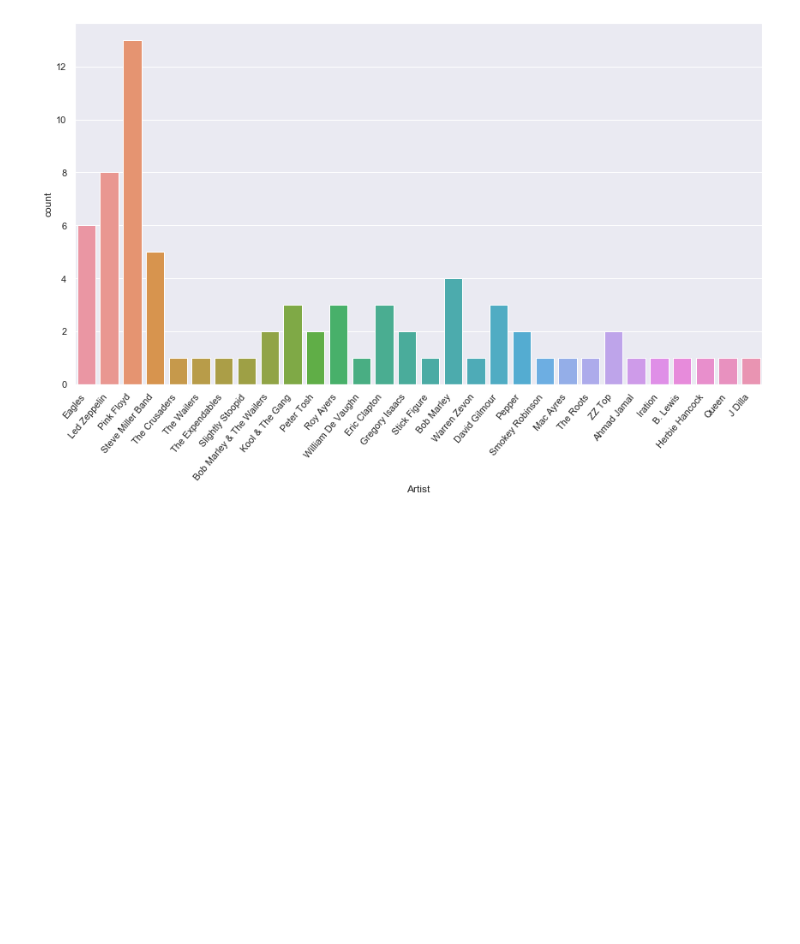
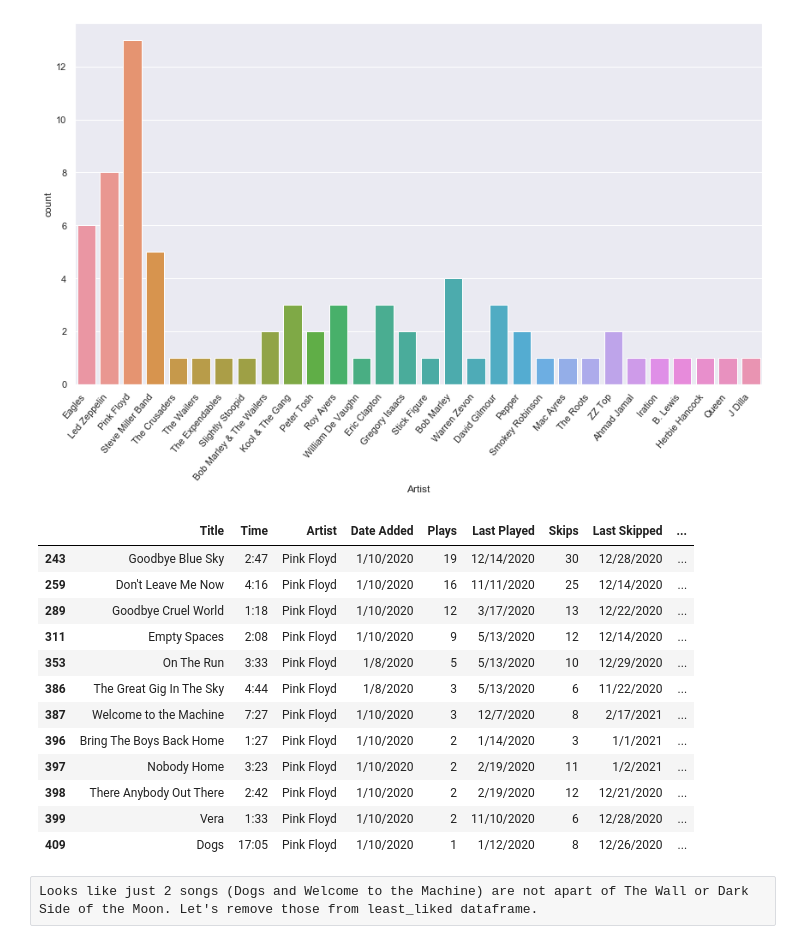
Before and after one commit to tstennette/iTunes_Song_EDA, a Jupyter notebook: iTunes_Tracks_EDA.ipynb, the cells around one changed output. Drawn from its saved outputs; the diff is of its cells as text; code cells hidden in the pictures; blank space fills up the shorter version.

Commit message:
removed some Pink Floyd songs least liked

```diff
--- a/iTunes_Tracks_EDA.ipynb
+++ b/iTunes_Tracks_EDA.ipynb
@@ -147,3 +147,25 @@ plt.tight_layout()
 plt.show()
 # %% [output]
 [figure]
+# %%
+# want to see how many songs least liked are apart of The Wall or Dark Side of the Moon
+# need to keep those since they are apart of the overall experience
+# I don't have an album column; might have to add that in at some point
+floyd_least_liked = least_liked.loc[least_liked['Artist'] == 'Pink Floyd']
+floyd_least_liked.head(12) # I know it's 12 songs from countplot of least_liked
+# %% [output]
+|  | Title | Time | Artist | Date Added | Plays | Last Played | Skips | Last Skipped | ... |
+| 243 | Goodbye Blue Sky | 2:47 | Pink Floyd | 1/10/2020 | 19 | 12/14/2020 | 30 | 12/28/2020 | ... |
+| 259 | Don't Leave Me Now | 4:16 | Pink Floyd | 1/10/2020 | 16 | 11/11/2020 | 25 | 12/14/2020 | ... |
+| 289 | Goodbye Cruel World | 1:18 | Pink Floyd | 1/10/2020 | 12 | 3/17/2020 | 13 | 12/22/2020 | ... |
+| 311 | Empty Spaces | 2:08 | Pink Floyd | 1/10/2020 | 9 | 5/13/2020 | 12 | 12/14/2020 | ... |
+| 353 | On The Run | 3:33 | Pink Floyd | 1/8/2020 | 5 | 5/13/2020 | 10 | 12/29/2020 | ... |
+| 386 | The Great Gig In The Sky | 4:44 | Pink Floyd | 1/8/2020 | 3 | 5/13/2020 | 6 | 11/22/2020 | ... |
+| 387 | Welcome to the Machine | 7:27 | Pink Floyd | 1/10/2020 | 3 | 12/7/2020 | 8 | 2/17/2021 | ... |
+| 396 | Bring The Boys Back Home | 1:27 | Pink Floyd | 1/10/2020 | 2 | 1/14/2020 | 3 | 1/1/2021 | ... |
+| 397 | Nobody Home | 3:23 | Pink Floyd | 1/10/2020 | 2 | 2/19/2020 | 11 | 1/2/2021 | ... |
+| 398 | There Anybody Out There | 2:42 | Pink Floyd | 1/10/2020 | 2 | 2/19/2020 | 12 | 12/21/2020 | ... |
+| 399 | Vera | 1:33 | Pink Floyd | 1/10/2020 | 2 | 11/10/2020 | 6 | 12/28/2020 | ... |
+| 409 | Dogs | 17:05 | Pink Floyd | 1/10/2020 | 1 | 1/12/2020 | 8 | 12/26/2020 | ... |
+# %% [raw]
+Looks like just 2 songs (Dogs and Welcome to the Machine) are not apart of The Wall or Dark Side of the Moon. Let's remove those from least_liked dataframe.
```
Also changed, not shown: parts of 4 cells of this notebook.
